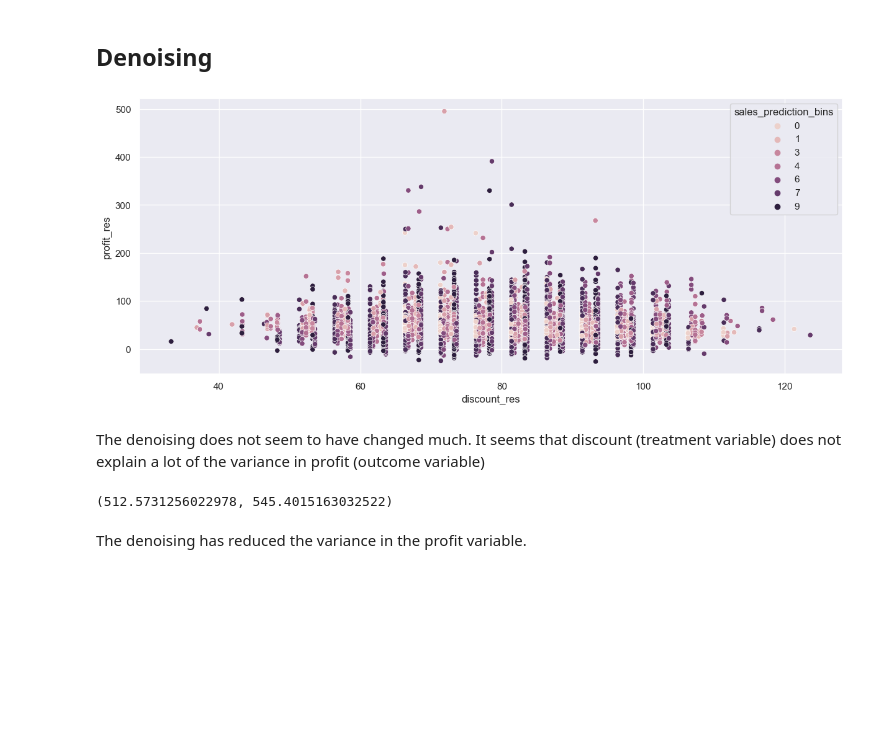
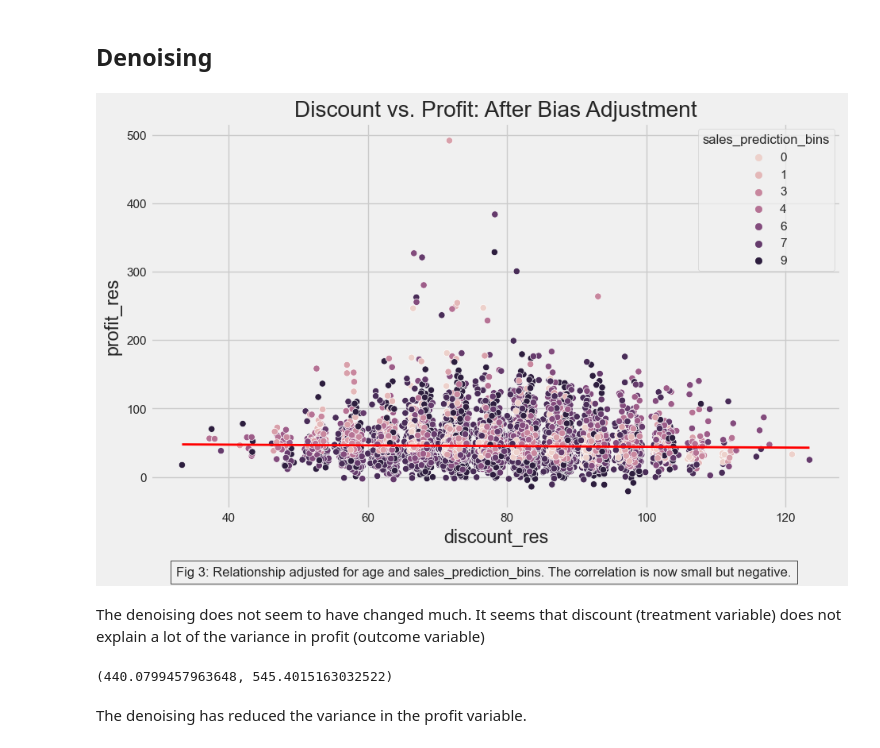
Before and after one commit to GregoryTomy/causal-inference, a Jupyter notebook: 1_bias_adjustment.ipynb, the cells around one changed output. Saved outputs shown, nothing was run; the diff lists cells and outputs as text; code cells hidden in the pictures; blank space fills up the shorter version.

```diff
--- a/1_bias_adjustment.ipynb
+++ b/1_bias_adjustment.ipynb
@@ -6,9 +6,8 @@ import statsmodels.api as sm
 import statsmodels.formula.api as smf
 import graphviz as gz
 
+sns.set(rc={"figure.figsize":(10, 6)})
 plt.style.use("fivethirtyeight")
-sns.set(rc={"figure.figsize":(12, 5)})
-
 # from matplotlib import style
 # STYLE = "gt.mplstyle"
 # style.use(STYLE)
@@ -266,7 +273,7 @@ plt.savefig("images/pre_debiasing.jpg")
 
 Whilst we could go with a multiple regression with all the covariates, we instead go through the steps of the FWL theorem to better understand how regression coefficients of a variable are calculated while controlling for other variables in the model.
 # %%
-formula_1 = "discount ~ C(sales_prediction_bins)"   # saled prediction bins are categorical
+formula_1 = "discount ~ age + C(sales_prediction_bins)"   # saled prediction bins are categorical
 model_1 = smf.ols(formula_1, data=clean_df).fit()
 print(model_1.summary().tables[1])
 # %% [output]
@@ -312,32 +320,47 @@ We see that the customers with high residualized discounts no longer have high s
 # %% [markdown]
 ## Denoising
 # %%
-denoising_formula = "profit ~ C(sales_prediction_bins)"
+denoising_formula = "profit ~ age + C(sales_prediction_bins)"
 denoising_model = smf.ols(
     formula=denoising_formula,
     data=df_discount_res,
 ).fit()
 
 df_profit_res = df_discount_res.assign(
     profit_res=denoising_model.resid + df_discount_res["profit"].mean(),
 )
 
 sns.scatterplot(
     data=df_profit_res,
     x="discount_res",
     y="profit_res",
     hue="sales_prediction_bins",
 )
 
+sns.regplot(
+    data=df_profit_res,
+    x="discount_res",
+    y="profit_res",
+    scatter=False,
+    color="red",
+    line_kws={"lw":2}
+)
+plt.figtext(0.5,
+            -.07,
+            "Fig 3: Relationship adjusted for age and sales_prediction_bins. The correlation is now small but negative.",
+            ha="center",
+            fontsize=12,
+            bbox={"pad":5, "facecolor":"none", "edgecolor":"black"},)
+plt.title("Discount vs. Profit: After Bias Adjustment")
 plt.savefig("images/post_debiasing.jpg")
 # %% [output]
-[figure, old version]
+[figure, new version]
 # %% [markdown]
 The denoising does not seem to have changed much. It seems that discount (treatment variable) does not explain a lot of the variance in profit (outcome variable)
 # %%
 df_profit_res["profit_res"].var(), df_profit_res["profit"].var()
 # %% [output]
-(512.5731256022978, 545.4015163032522)
+(440.0799457963648, 545.4015163032522)
 # %% [markdown]
 The denoising has reduced the variance in the profit variable.
 # %% [markdown]
```
Also changed, not shown: parts of 10 cells of this notebook, 14 other files.
